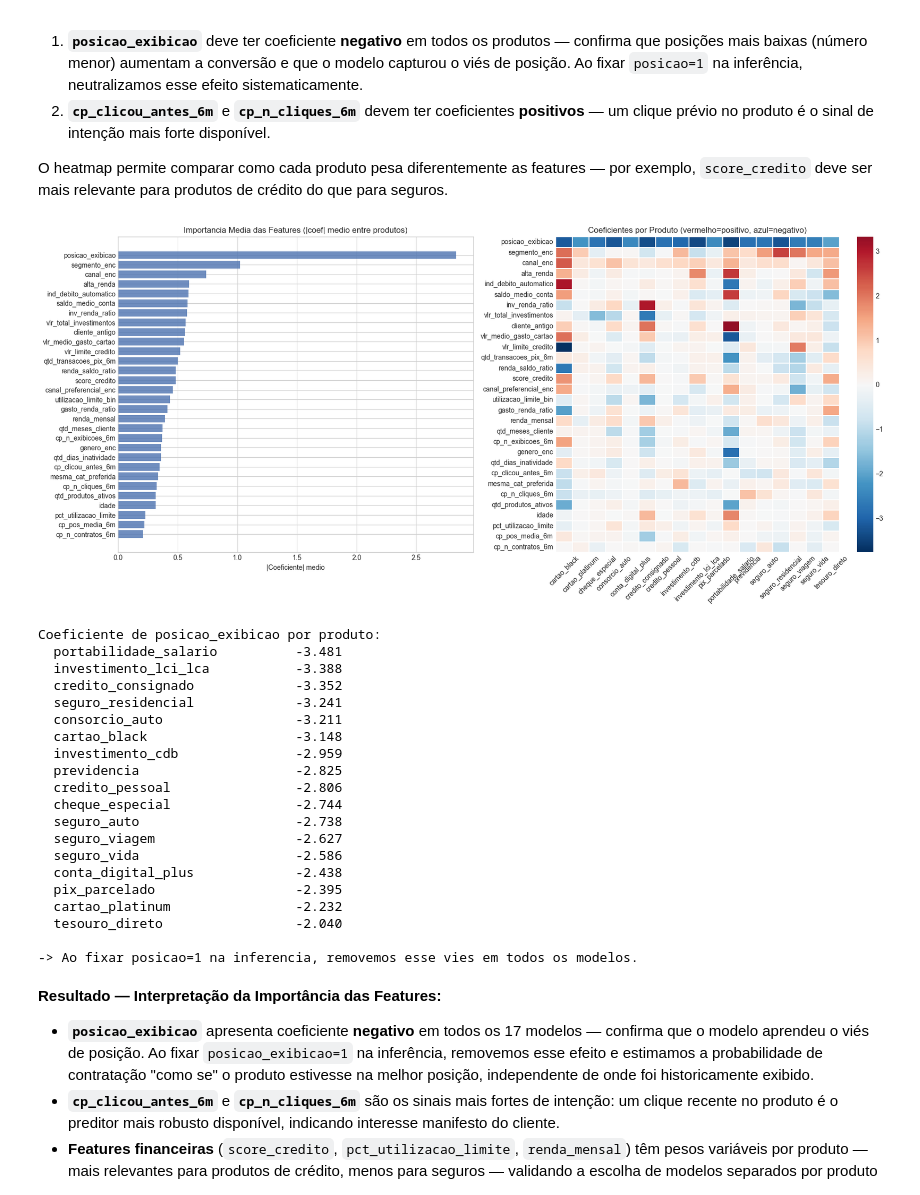
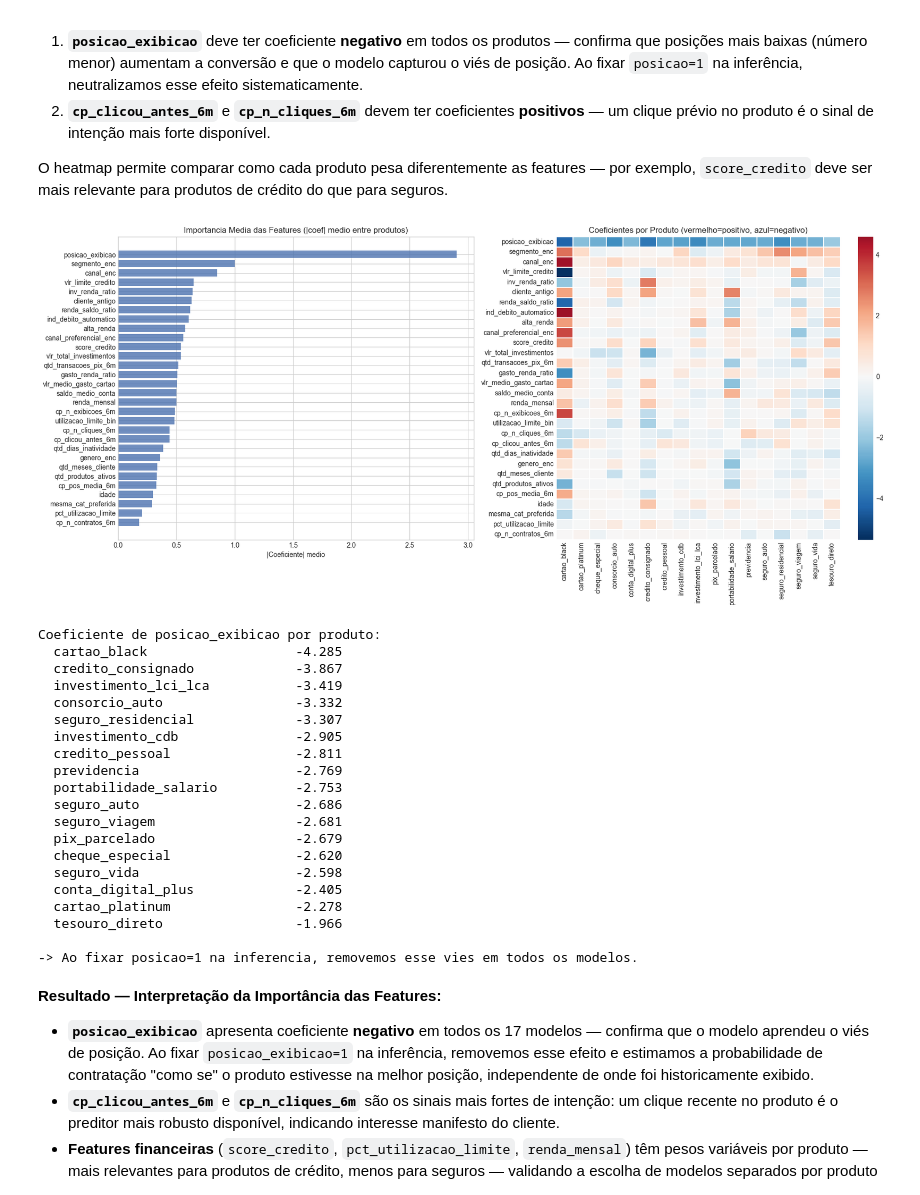
Before and after one commit to Cirokun/case-sistema-recomendacao-II, a Jupyter notebook: notebook_recomendacao_per_product.ipynb, the cells around one changed output. Saved outputs shown, nothing was run; the diff lists cells and outputs as text; code cells hidden in the pictures.

```diff
--- a/notebook_recomendacao_per_product.ipynb
+++ b/notebook_recomendacao_per_product.ipynb
@@ -403,7 +405,7 @@ Utilizamos as últimas **3 safras** (out/nov/dez 2025) como conjunto de teste (~
 
 > **Nota sobre `LAG=202406`:** O treino inicia a partir de Jul/2024 (não Jan/2024) para garantir que cada registro de treino tenha ao menos **6 meses de histórico** disponíveis para as features `cp_hist_temporal`. Registros de Jan–Jun/2024 não têm janela completa e foram excluídos do treino para manter consistência com a inferência.
 # %%
-CUTOFF = 202509
+CUTOFF = 202508
 LAG = 202406 #lag for historical features looking the past 6 months
 
 train_inter = interacoes[(interacoes.safra <= CUTOFF)&(interacoes.safra > LAG)].copy()
@@ -470,24 +501,15 @@ def build_df(inter_df, le_prod=None):
 
     # ── 3. Fill any remaining NaNs in temporal cp features
     #       (rows in safra 202401 have no prior history)
-    df = df.merge(
-        cp_hist_temporal, on=['id_cliente', 'produto', 'safra'], how='left'
-        )
-    df['cp_n_exibicoes_6m']  = df['cp_n_exibicoes_6m'].fillna(0)
-    df['cp_n_cliques_6m']    = df['cp_n_cliques_6m'].fillna(0)
-    df['cp_clicou_antes_6m'] = df['cp_clicou_antes_6m'].fillna(0)
-    df['cp_pos_media_6m']    = df['cp_pos_media_6m'].fillna(10)
-    df['cp_n_contratos_6m']  = df['cp_n_contratos_6m'].fillna(0)
+    df = df.merge(cp_hist_temporal, on=['id_cliente', 'produto', 'safra'], how='left')
+    df = fill_cp_features(df)
 
-    df = df.merge(
-        prod_stats_temporal, on=['produto', 'safra'], how='left'
-    )
-    df['prod_conv_rate']     = df['prod_conv_rate'].fillna(0)
-    df['prod_clique_rate']   = df['prod_clique_rate'].fillna(0)
-    df['prod_n_impressoes']  = df['prod_n_impressoes'].fillna(0)
+    df = df.merge(prod_stats_temporal, on=['produto', 'safra'], how='left')
+    df['prod_conv_rate']    = df['prod_conv_rate'].fillna(0)
+    df['prod_clique_rate']  = df['prod_clique_rate'].fillna(0)
+    df['prod_n_impressoes'] = df['prod_n_impressoes'].fillna(0)
 
     # ── 4. Preferred-category match flag
-    #       categoria_preferida is already in inter_df (from cat_preferida_temporal join)
     #       NaN means no prior contratos at that safra → no known preference → 0
     df = df.merge(cat_preferida_temporal, on=['id_cliente', 'safra'], how='left')
     df['mesma_cat_preferida'] = (
@@ -624,7 +646,7 @@ for prod in prod_classes:
         clf = LogisticRegression(
             C=0.1,               # L2 forte — evita overfitting em classes raras (<0.2% positivos)
             solver='saga',       # suporta L1/L2 e escala bem para datasets acima de 10k linhas
-            max_iter=200,
+            max_iter=500,
             random_state=42,
             n_jobs=-1,
             class_weight='balanced',  # repondera amostras pelo inverso da frequência da classe
@@ -687,53 +727,53 @@ mean_abs = coef_matrix.abs().mean(axis=1).sort_values(ascending=False)
 
 fig, axes = plt.subplots(1, 2, figsize=(18, 8))
 
 axes[0].barh(mean_abs.index[::-1], mean_abs.values[::-1], color='#4C72B0', alpha=0.8)
 axes[0].set_title('Importancia Media das Features (|coef| medio entre produtos)')
 axes[0].set_xlabel('|Coeficiente| medio')
 
 # Heatmap: features (rows) x products (cols)
 import seaborn as sns
 heat_data = coef_matrix.loc[mean_abs.index]   # sort features by importance
 sns.heatmap(
     heat_data,
     ax=axes[1],
     cmap='RdBu_r',
     center=0,
     linewidths=0.3,
     yticklabels=True,
     xticklabels=True,
 )
 axes[1].set_title('Coeficientes por Produto (vermelho=positivo, azul=negativo)')
-axes[1].tick_params(axis='x', rotation=45)
+axes[1].tick_params(axis='x', rotation=90)
 plt.tight_layout()
 plt.show()
 
 pos_idx = FEATURES.index('posicao_exibicao')
 pos_coefs = {prod: clf.coef_[0][pos_idx] for prod, clf in models.items()}
 print('Coeficiente de posicao_exibicao por produto:')
 for prod, c in sorted(pos_coefs.items(), key=lambda x: x[1]):
     print(f'  {prod:<30} {c:+.3f}')
 print('\n-> Ao fixar posicao=1 na inferencia, removemos esse vies em todos os modelos.')
 # %% [output]
-[figure, old version]
+[figure, new version]
 Coeficiente de posicao_exibicao por produto:
-  portabilidade_salario          -3.481
-  investimento_lci_lca           -3.388
-  credito_consignado             -3.352
-  seguro_residencial             -3.241
-  consorcio_auto                 -3.211
-  cartao_black                   -3.148
-  investimento_cdb               -2.959
-  previdencia                    -2.825
-  credito_pessoal                -2.806
-  cheque_especial                -2.744
-  seguro_auto                    -2.738
-  seguro_viagem                  -2.627
-  seguro_vida                    -2.586
-  conta_digital_plus             -2.438
-  pix_parcelado                  -2.395
-  cartao_platinum                -2.232
-  tesouro_direto                 -2.040
+  cartao_black                   -4.285
+  credito_consignado             -3.867
+  investimento_lci_lca           -3.419
+  consorcio_auto                 -3.332
+  seguro_residencial             -3.307
+  investimento_cdb               -2.905
+  credito_pessoal                -2.811
+  previdencia                    -2.769
+  portabilidade_salario          -2.753
+  seguro_auto                    -2.686
+  seguro_viagem                  -2.681
+  pix_parcelado                  -2.679
+  cheque_especial                -2.620
+  seguro_vida                    -2.598
+  conta_digital_plus             -2.405
+  cartao_platinum                -2.278
+  tesouro_direto                 -1.966
 
 -> Ao fixar posicao=1 na inferencia, removemos esse vies em todos os modelos.
 # %% [markdown]
```
Also changed, not shown: parts of 22 cells of this notebook, 1 other file.
